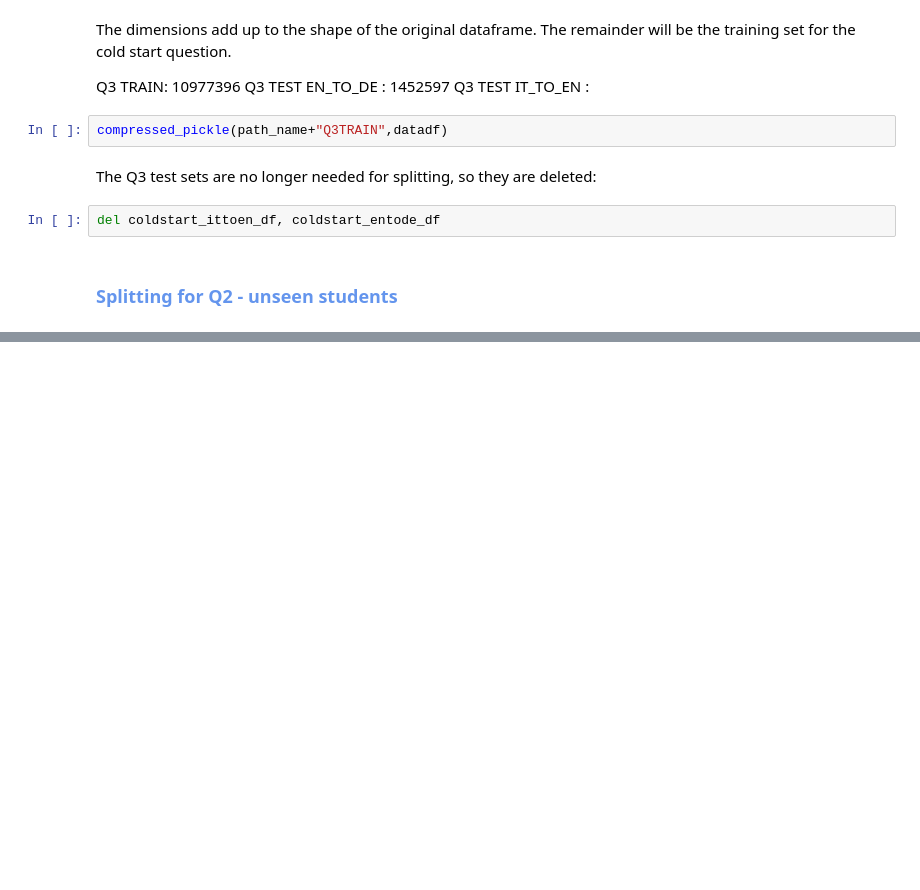
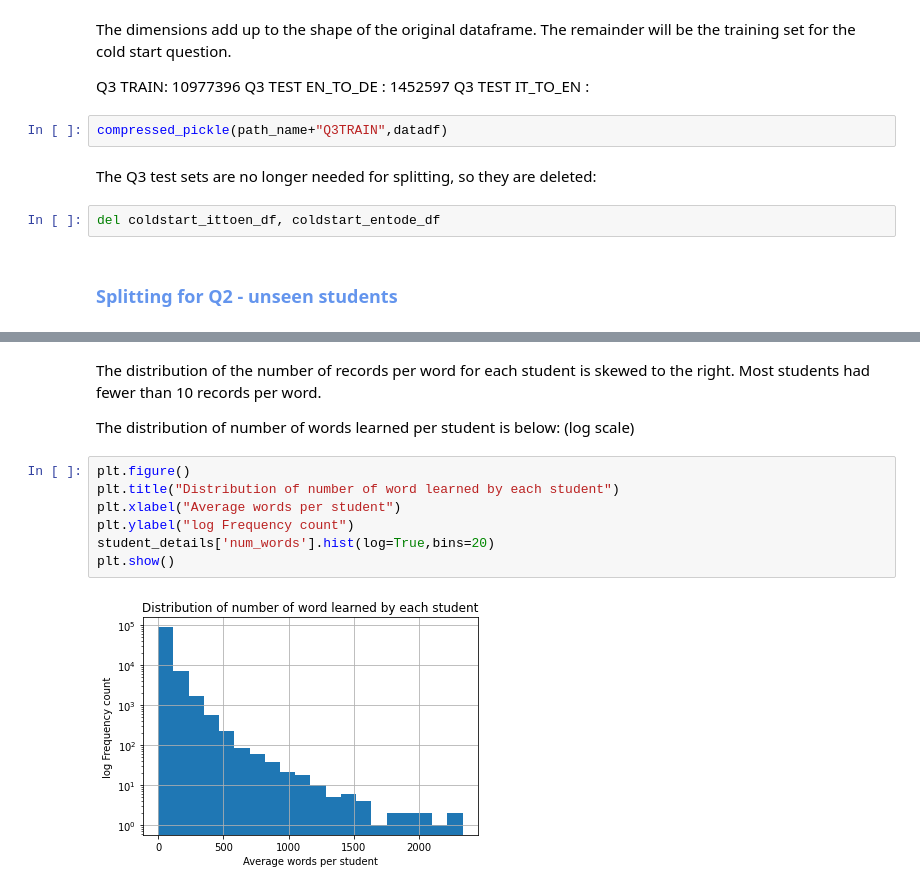
Before and after one commit to rts1988/Duolingo_spaced_repetition, a Jupyter notebook: 4_SplittingDatasets_Duolingo_spaced_repetition.ipynb, the cells around one changed output, grey strips where cells are left out. Drawn from its saved outputs; the diff is of its cells as text; blank space fills up the shorter version.

```diff
--- a/4_SplittingDatasets_Duolingo_spaced_repetition.ipynb
+++ b/4_SplittingDatasets_Duolingo_spaced_repetition.ipynb
@@ -163,0 +279,13 @@ INSERT HERE: modify image to add one more slab, and black out Q3, Q3 and Q2, and
+# %% [markdown]
+The distribution of the number of records per word for each student is skewed to the right. Most students had fewer than 10 records per word.
+
+The distribution of number of words learned per student is below: (log scale)
+# %%
+plt.figure()
+plt.title("Distribution of number of word learned by each student")
+plt.xlabel("Average words per student")
+plt.ylabel("log Frequency count")
+student_details['num_words'].hist(log=True,bins=20)
+plt.show()
+# %% [output]
+[figure, added]
```
Also changed, not shown: parts of 118 cells of this notebook.
